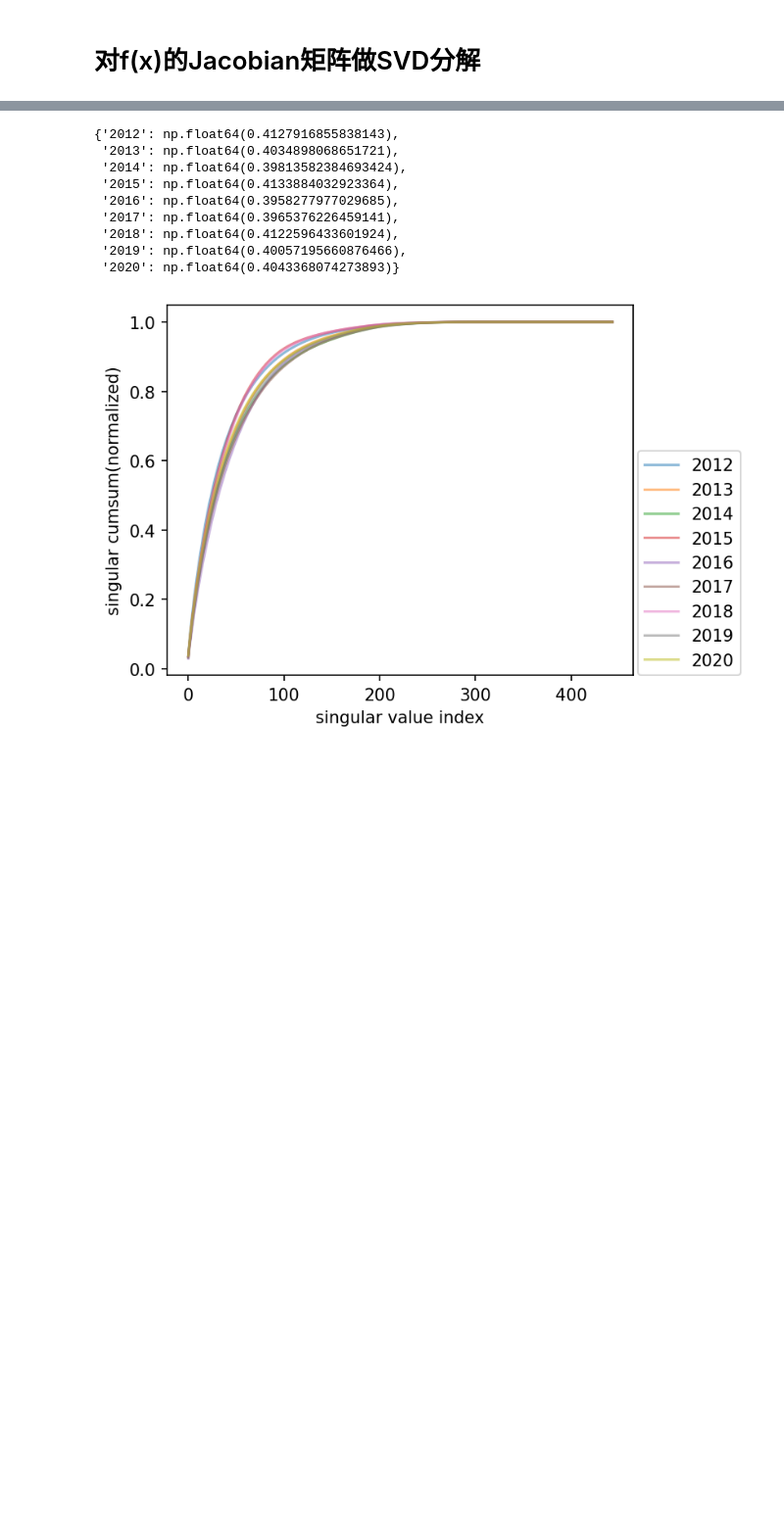
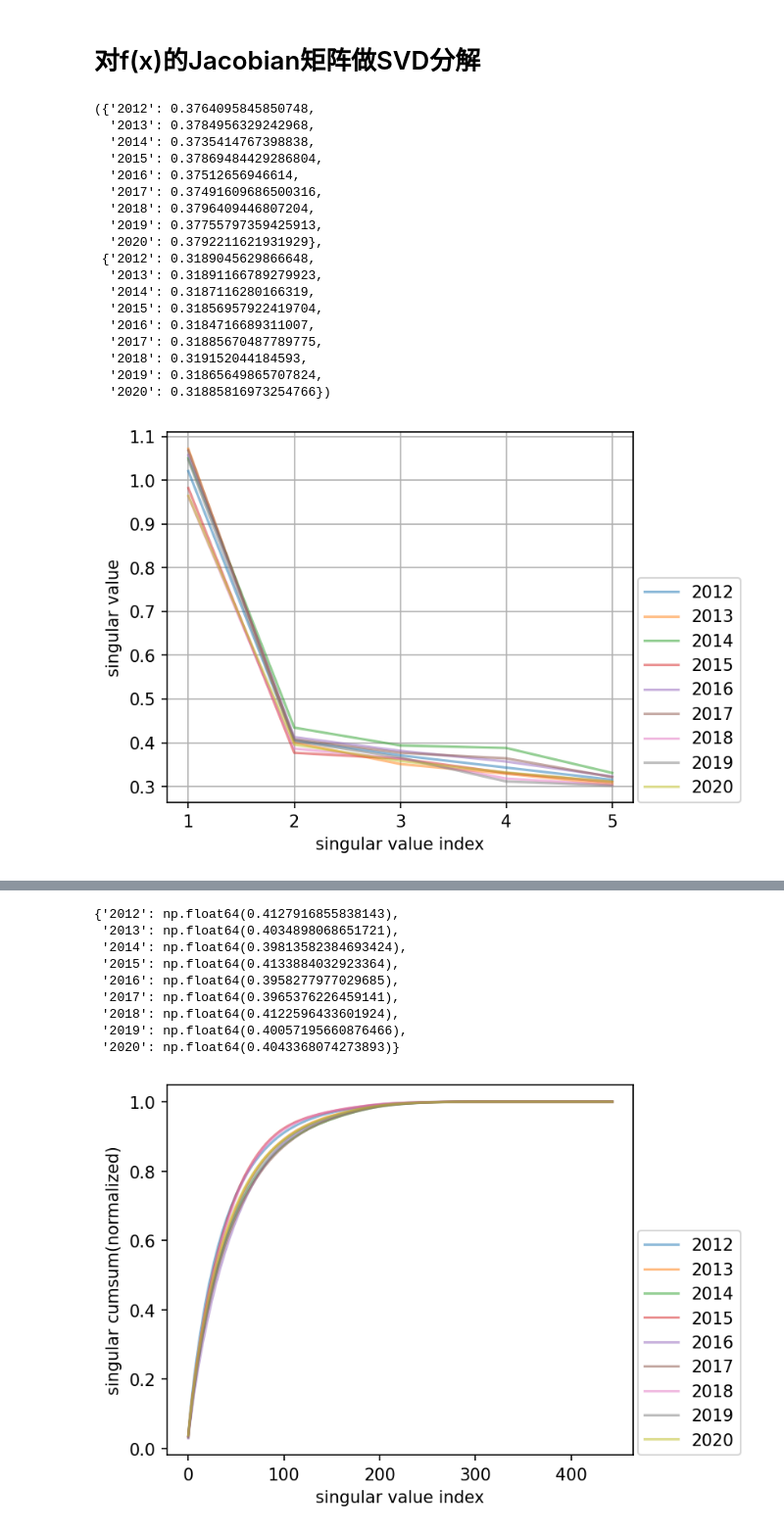
Before and after one commit to Matthew-ymz/Time-series-forecasting-for-causal-emergence, a Jupyter notebook: postprocessing/jacobian_svd.ipynb, the cells around one changed output, grey strips where cells are left out. Shown at 98% size. Saved outputs shown, nothing was run; the diff lists cells and outputs as text; code cells hidden in the pictures; blank space fills up the shorter version.

```diff
--- a/postprocessing/jacobian_svd.ipynb
+++ b/postprocessing/jacobian_svd.ipynb
@@ -6,14 +6,16 @@ import matplotlib.pyplot as plt
 # 对f(x)的Jacobian矩阵做SVD分解
 # %%
 #test_id_first = "long_term_forecast_data_mean_996_37_iTransformer_QBO_ftM_sl1_pl1_dm512_nh8_el4_dl1_df512_fc3_ebtimeF_dtTrue_Exp_"
-def plot_singular(test_id_first, seeds = 1, length=1, window=5):
+def plot_singular(test_id_first, seeds = 1, length=1, window=5, sigmas=True):
     jacs = {i:[] for i in range(852, 960, 12)}
-    seeds = seeds
     for expid in range(seeds):
         test_id = test_id_first + str(expid)
         for i in range(852, 960, 12):
             str_i = f'{i:04d}'
             mat = np.load(f'../results/jacobian/{test_id}/jac_{str_i}.npy').reshape(length*37, -1).astype(float)
+            if sigmas:
+                L = np.load(f'../results/cov_L/{test_id}/L_{str_i}.npy')
+                mat = mat.T @ inv(sqrtm(L))
             u, s, vt = np.linalg.svd(mat)
             jacs[i].append(s)
 
@@ -42,15 +44,14 @@ def gini(jac_mean):
 test_id = 'nn_forecast_data_mean_996_37_NN_QBO_ftM_sl12_pl12_dm256_nh8_el2_dl1_df2048_fc1_floc1_ebtimeF_dtTrue_Exp_'
 def plot_singular_cum(test_id_first, seeds = 1, length=1, window=5, sigmas=True):
     jacs = {i:[] for i in range(852, 960, 12)}
-    seeds = seeds
     for expid in range(seeds):
         test_id = test_id_first + str(expid)
         for i in range(852, 960, 12):
             str_i = f'{i:04d}'
             mat = np.load(f'../results/jacobian/{test_id}/jac_{str_i}.npy').reshape(length*37, -1).astype(float)
             if sigmas:
-                msed = np.load(f'../results/jacobian/{test_id}/msed_{str_i}.npy')
-                mat = mat.T @ inv(sqrtm(msed))
+                L = np.load(f'../results/cov_L/{test_id}/L_{str_i}.npy')
+                mat = mat.T @ inv(sqrtm(L))
             u, s, vt = np.linalg.svd(mat)
             #mat = mat.T @ inv(msed) @ mat
 #             eigenvalues, eigenvectors = eig(mat)
@@ -72,3 +73,32 @@ def plot_singular_cum(test_id_first, seeds = 1, length=1, window=5, sigmas=True)
     plt.ylabel("singular cumsum(normalized)")
     plt.legend(loc=[1.01,0])
     return gn_dic
+# %%
+test_id = 'nn_forecast_data_mean_996_37_NN_cov_QBO_ftM_sl12_pl12_dm512_nh8_el2_dl1_df2048_fc1_floc1_ebtimeF_dtTrue_Exp_'
+test_id0 = 'nn_forecast_data_mean_996_37_NN_QBO_ftM_sl12_pl12_dm256_nh8_el2_dl1_df2048_fc1_floc1_ebtimeF_dtTrue_Exp_'
+#test_id = "nn_forecast_data_mean_996_37_NN_QBO_ftM_sl12_pl12_dm256_nh8_el2_dl1_df2048_fc1_floc1_ebtimeF_dtTrue_Exp_"
+plot_singular(test_id, seeds = 1, length=12, window=5, sigmas=False)
+plot_singular(test_id0, seeds = 1, length=12, window=5, sigmas=False)
+gn_dic = plot_singular_cum(test_id, seeds=1, length=12, window=444, sigmas=False)
+gn_dic0 = plot_singular_cum(test_id0, seeds=1, length=12, window=444, sigmas=False)
+gn_dic, gn_dic0
+# %% [output]
+({'2012': 0.3764095845850748,
+  '2013': 0.3784956329242968,
+  '2014': 0.3735414767398838,
+  '2015': 0.37869484429286804,
+  '2016': 0.37512656946614,
+  '2017': 0.37491609686500316,
+  '2018': 0.3796409446807204,
+  '2019': 0.37755797359425913,
+  '2020': 0.3792211621931929},
+ {'2012': 0.3189045629866648,
+  '2013': 0.31891166789279923,
+  '2014': 0.3187116280166319,
+  '2015': 0.31856957922419704,
+  '2016': 0.3184716689311007,
+  '2017': 0.31885670487789775,
+  '2018': 0.319152044184593,
+  '2019': 0.31865649865707824,
+  '2020': 0.31885816973254766})
+[figure, added]
```
Also changed, not shown: parts of 1 cell of this notebook, 11 other files.
